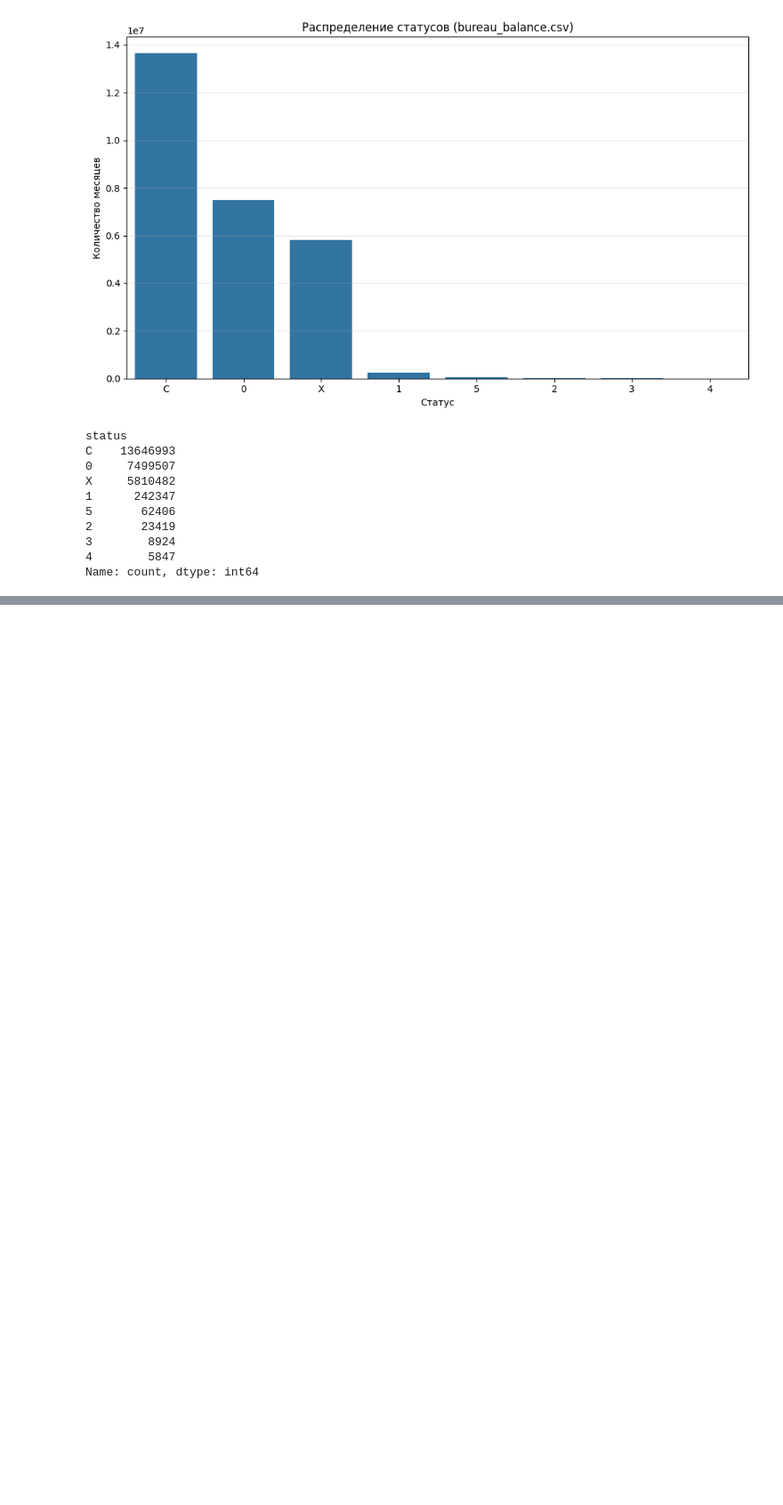
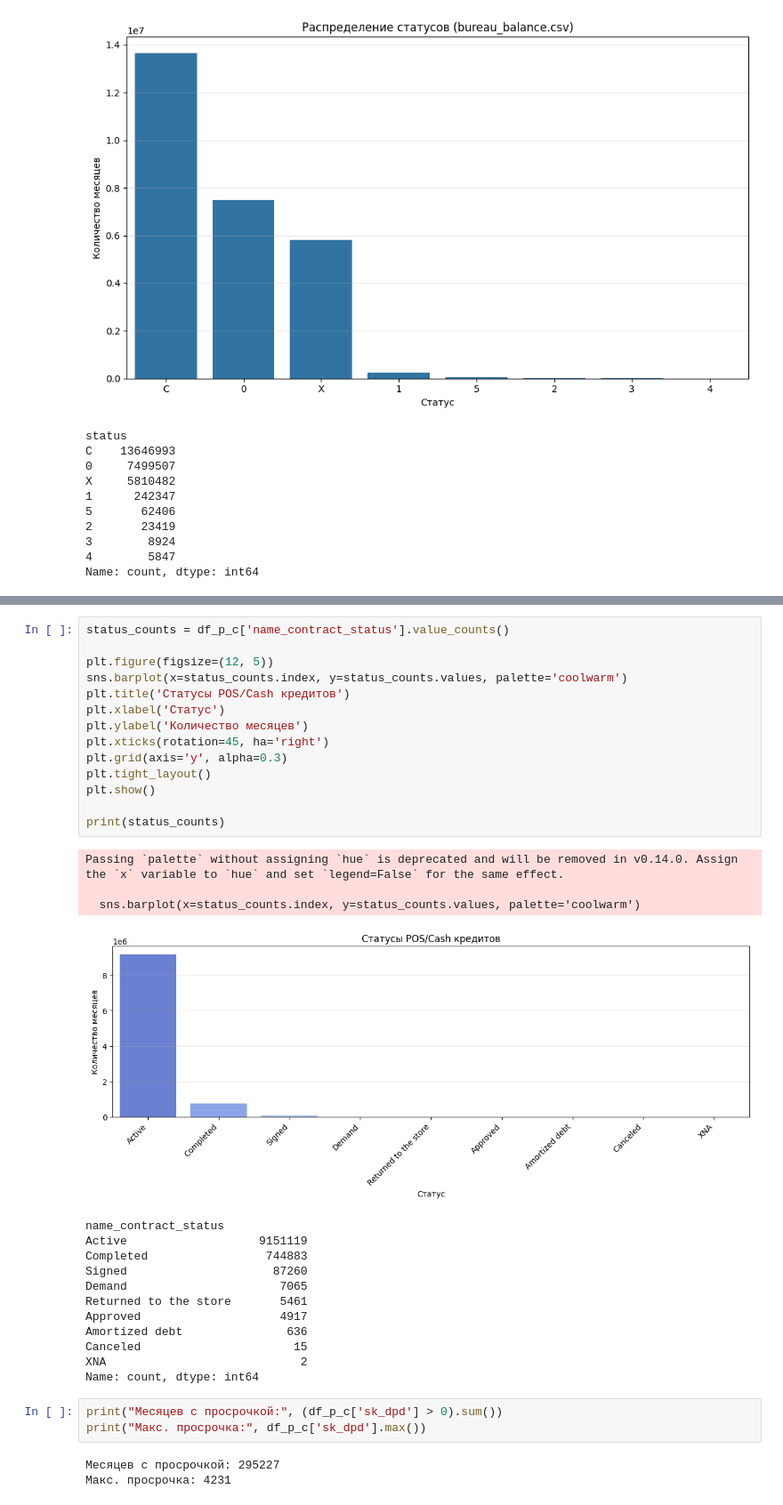
Before and after one commit to malakhovs04/Home-Credit-Default-Risk, a Jupyter notebook: check_tables.ipynb, the cells around one changed output, grey strips where cells are left out. Shown at 89% size. Cells and saved outputs as stored; diff of their text form; blank space fills up the shorter version.

Commit message:
working with a tabl'POSH_CASH_balance.csv(df_p_c)'

```diff
--- a/check_tables.ipynb
+++ b/check_tables.ipynb
@@ -535,0 +613,36 @@ Name: count, dtype: int64
+# %%
+status_counts = df_p_c['name_contract_status'].value_counts()
+
+plt.figure(figsize=(12, 5))
+sns.barplot(x=status_counts.index, y=status_counts.values, palette='coolwarm')
+plt.title('Статусы POS/Cash кредитов')
+plt.xlabel('Статус')
+plt.ylabel('Количество месяцев')
+plt.xticks(rotation=45, ha='right')
+plt.grid(axis='y', alpha=0.3)
+plt.tight_layout()
+plt.show()
+
+print(status_counts)
+# %% [output]
+Passing `palette` without assigning `hue` is deprecated and will be removed in v0.14.0. Assign the `x` variable to `hue` and set `legend=False` for the same effect.
+
+  sns.barplot(x=status_counts.index, y=status_counts.values, palette='coolwarm')
+[figure, added]
+name_contract_status
+Active                   9151119
+Completed                 744883
+Signed                     87260
+Demand                      7065
+Returned to the store       5461
+Approved                    4917
+Amortized debt               636
+Canceled                      15
+XNA                            2
+Name: count, dtype: int64
+# %%
+print("Месяцев с просрочкой:", (df_p_c['sk_dpd'] > 0).sum())
+print("Макс. просрочка:", df_p_c['sk_dpd'].max())
+# %% [output]
+Месяцев с просрочкой: 295227
+Макс. просрочка: 4231
```
Also changed, not shown: parts of 10 cells of this notebook.
